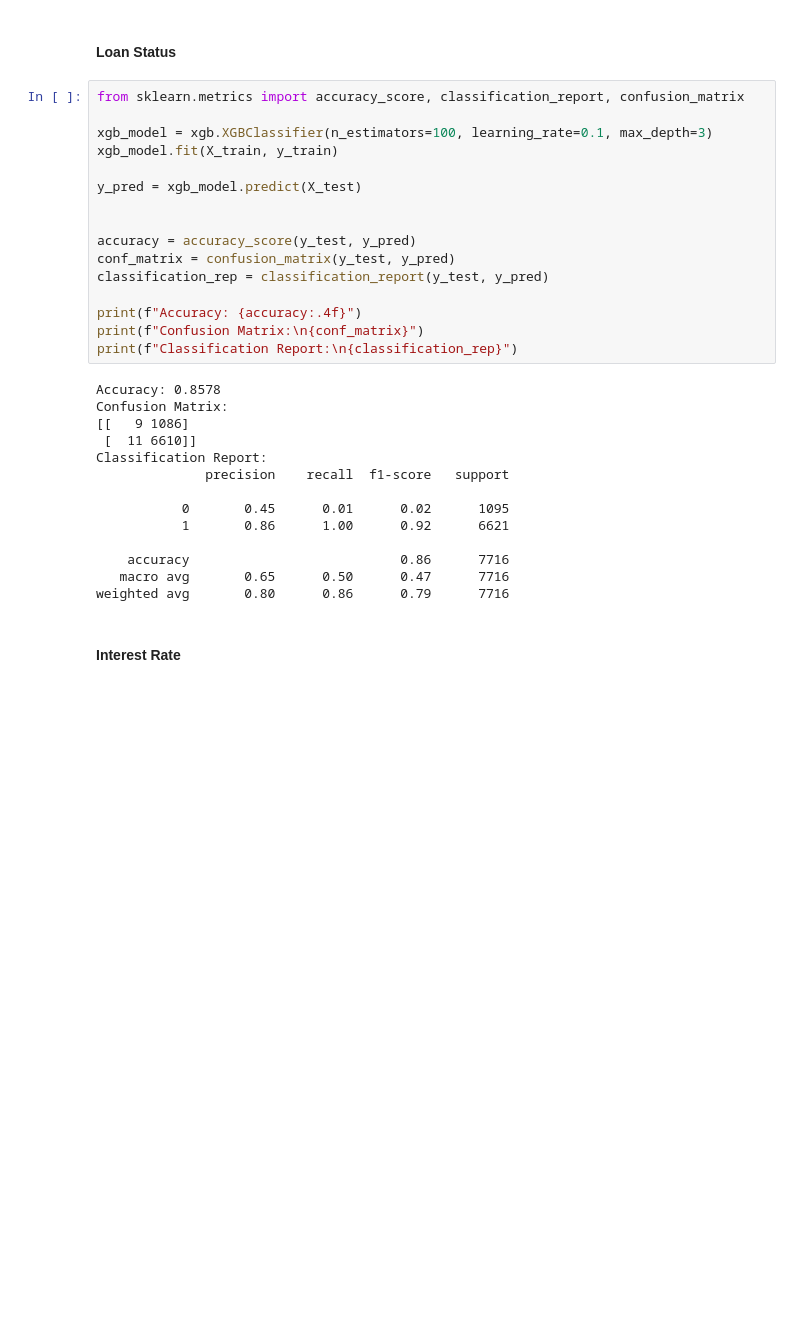
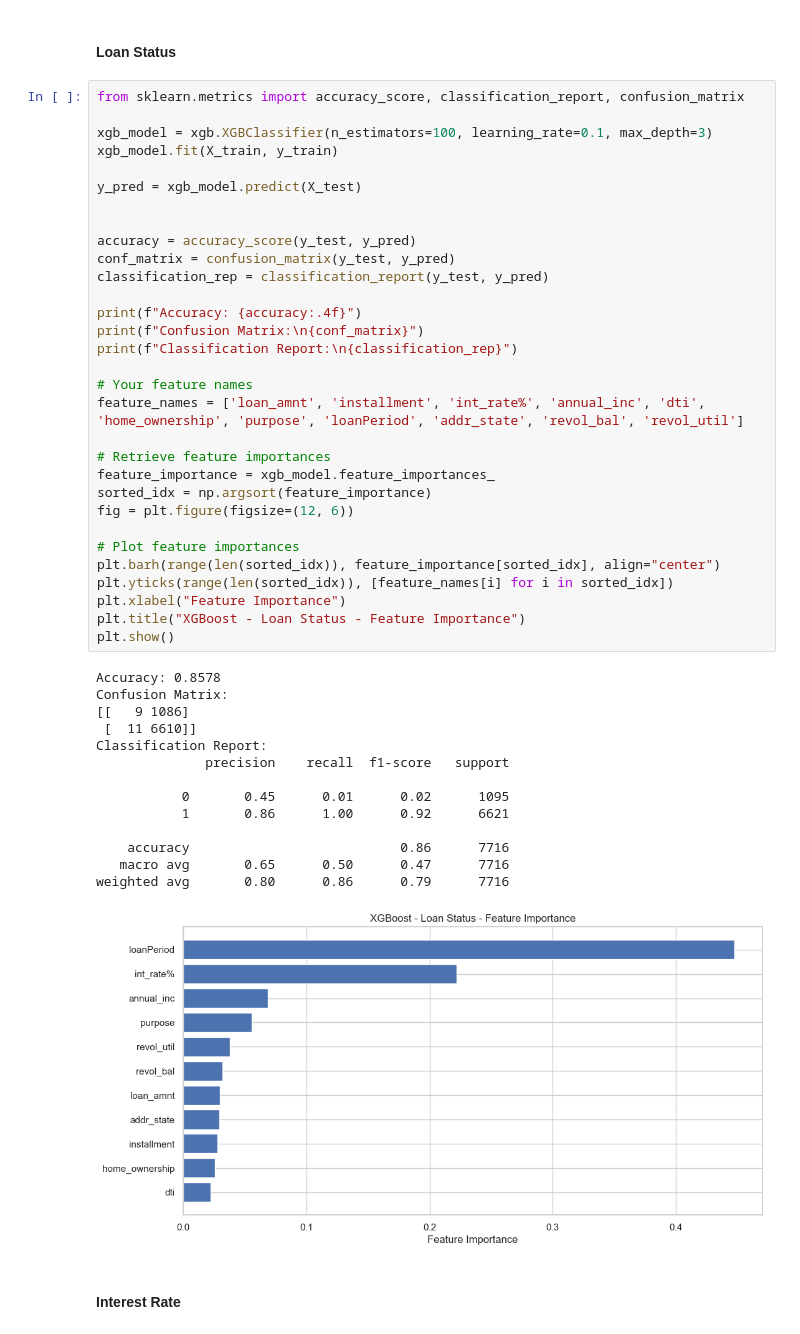
Before and after one commit to likith2201/BankLoanCaseStudy_Project, a Jupyter notebook: BankingLoanCaseStudy.ipynb, the cells around one changed output. Drawn from its saved outputs; the diff is of its cells as text; blank space fills up the shorter version.

Commit message:
added the plots for XGBoost and GBM Models

```diff
--- a/BankingLoanCaseStudy.ipynb
+++ b/BankingLoanCaseStudy.ipynb
@@ -1344,33 +1344,49 @@ from sklearn.metrics import accuracy_score
 # %%
 from sklearn.metrics import accuracy_score, classification_report, confusion_matrix
 
 xgb_model = xgb.XGBClassifier(n_estimators=100, learning_rate=0.1, max_depth=3)
 xgb_model.fit(X_train, y_train)
 
 y_pred = xgb_model.predict(X_test)
 
 
 accuracy = accuracy_score(y_test, y_pred)
 conf_matrix = confusion_matrix(y_test, y_pred)
 classification_rep = classification_report(y_test, y_pred)
 
 print(f"Accuracy: {accuracy:.4f}")
 print(f"Confusion Matrix:\n{conf_matrix}")
 print(f"Classification Report:\n{classification_rep}")
+
+# Your feature names
+feature_names = ['loan_amnt', 'installment', 'int_rate%', 'annual_inc', 'dti', 'home_ownership', 'purpose', 'loanPeriod', 'addr_state', 'revol_bal', 'revol_util']
+
+# Retrieve feature importances
+feature_importance = xgb_model.feature_importances_
+sorted_idx = np.argsort(feature_importance)
+fig = plt.figure(figsize=(12, 6))
+
+# Plot feature importances
+plt.barh(range(len(sorted_idx)), feature_importance[sorted_idx], align="center")
+plt.yticks(range(len(sorted_idx)), [feature_names[i] for i in sorted_idx])
+plt.xlabel("Feature Importance")
+plt.title("XGBoost - Loan Status - Feature Importance")
+plt.show()
 # %% [output]
 Accuracy: 0.8578
 Confusion Matrix:
 [[   9 1086]
  [  11 6610]]
 Classification Report:
               precision    recall  f1-score   support
 
            0       0.45      0.01      0.02      1095
            1       0.86      1.00      0.92      6621
 
     accuracy                           0.86      7716
    macro avg       0.65      0.50      0.47      7716
 weighted avg       0.80      0.86      0.79      7716
+[figure, added]
 # %% [markdown]
 #### Interest Rate
 # %%
```
Also changed, not shown: parts of 4 cells of this notebook.
